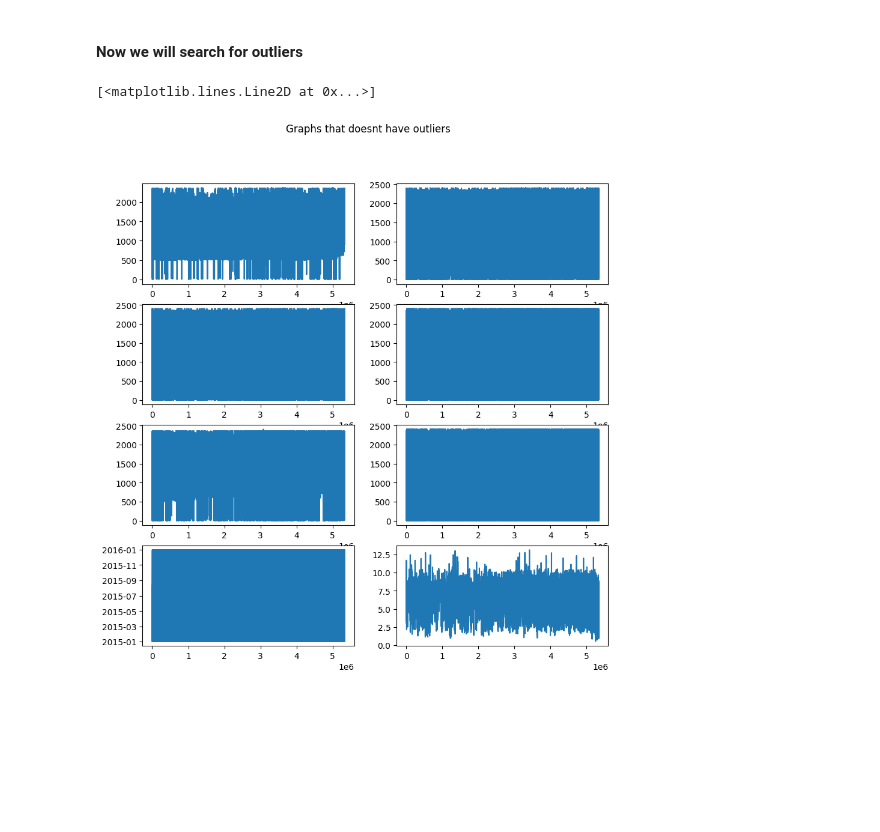
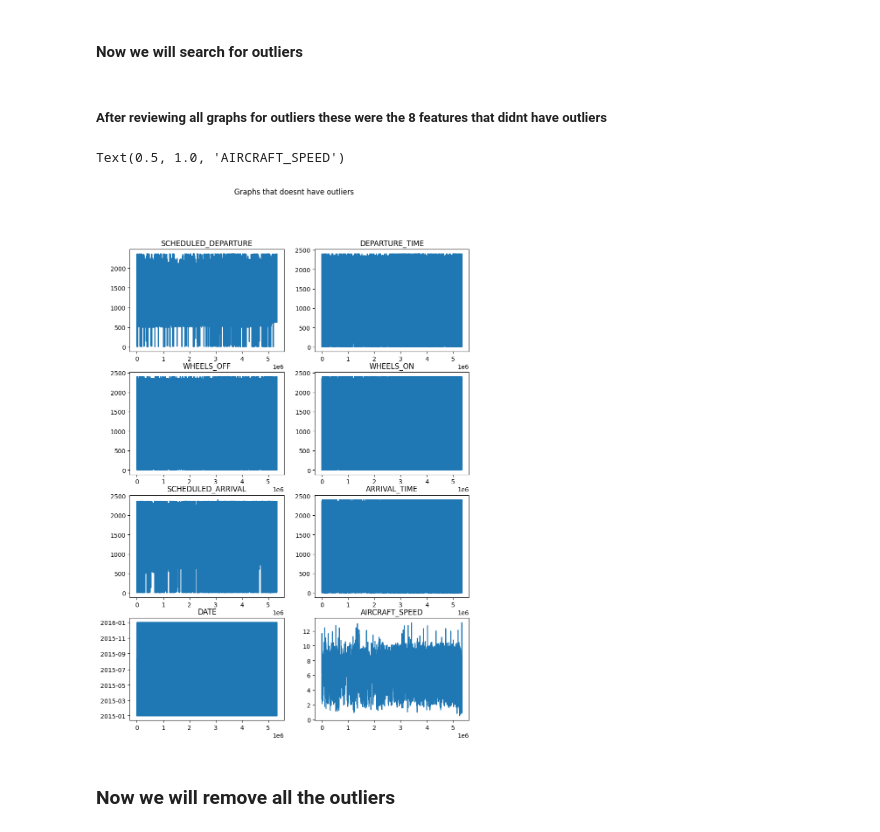
Before and after one commit to 3mkTawfik/DEProject2, a Jupyter notebook: DEProject2.ipynb, the cells around one changed output. Drawn from its saved outputs; the diff is of its cells as text; code cells hidden in the pictures; blank space fills up the shorter version.

```diff
--- a/DEProject2.ipynb
+++ b/DEProject2.ipynb
@@ -49,7 +49,7 @@ df.drop(['DAY','MONTH','YEAR','DAY_OF_WEEK','IATA_CODE_x','TAIL_NUMBER','IATA_CO
 # %% [markdown]
 <h4>Now we will drop any row that has any null values</h4>
 # %%
-df = df.dropna(thresh=29)
+df = df.dropna(thresh=25)
 # %% [markdown]
 <h4>The Second feature is the speed of the aircraft we used the distance column and the air time column to calculate the speed of the aircraft</h4>
 # %%
@@ -73,19 +149,51 @@ Index(['AIRLINE', 'FLIGHT_NUMBER', 'ORIGIN_AIRPORT', 'DESTINATION_AIRPORT',
+# %%
+flights = df['ORIGIN_CITY'].unique()
+for i in range(len(flights)):
+
+
+    flight = df['ORIGIN_CITY']== flights[i]
+
+    flightMean = df.loc[flight]['AIR_TIME'].mean()
+
+    rows = df.loc[flight]
+    rows.loc[rows['AIR_TIME'].isnull(),'AIR_TIME'] = flightMean
+
+    df.loc[flight,'AIR_TIME'] = rows
 # %% [markdown]
 <h4>Now we will search for outliers </h4>
+# %% [markdown]
+<h5>After reviewing all graphs for outliers these were the 8 features that didnt have outliers </h5>
 # %%
 fig, axs = plt.subplots(4,2)
 fig.set_figwidth(10)
-fig.set_figheight(10)
+fig.set_figheight(14)
 fig.suptitle('Graphs that doesnt have outliers')
 axs[0][0].plot(df['SCHEDULED_DEPARTURE'])
+axs[0, 0].set_title('SCHEDULED_DEPARTURE')
+
 axs[0][1].plot(df['DEPARTURE_TIME'])
+axs[0, 1].set_title('DEPARTURE_TIME')
+
 axs[1][0].plot(df['WHEELS_OFF'])
+axs[1, 0].set_title('WHEELS_OFF')
+
 axs[1][1].plot(df['WHEELS_ON'])
+axs[1, 1].set_title('WHEELS_ON')
+
 axs[2][0].plot(df['SCHEDULED_ARRIVAL'])
+axs[2, 0].set_title('SCHEDULED_ARRIVAL')
+
 axs[2][1].plot(df['ARRIVAL_TIME'])
+axs[2, 1].set_title('ARRIVAL_TIME')
+
 axs[3][0].plot(df['DATE'])
+axs[3, 0].set_title('DATE')
+
 axs[3][1].plot(df['AIRCRAFT_SPEED'])
+axs[3, 1].set_title('AIRCRAFT_SPEED')
 # %% [output]
-[<matplotlib.lines.Line2D at 0x...>]
+Text(0.5, 1.0, 'AIRCRAFT_SPEED')
-[figure, old version]
+[figure, new version]
+# %% [markdown]
+<h3>Now we will remove all the outliers</h3>
 # %%
```
Also changed, not shown: parts of 25 cells of this notebook, 1 other file.
